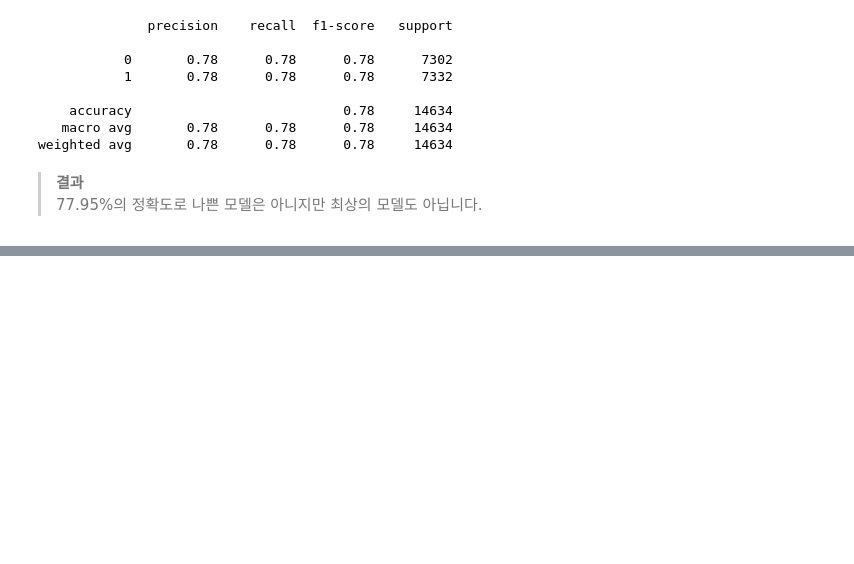
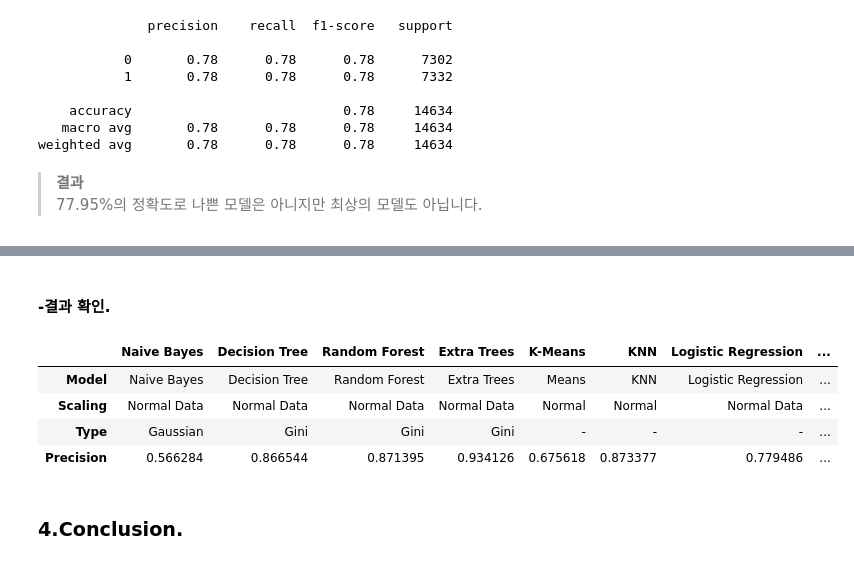
Before and after one commit to god05212/-, a Jupyter notebook: 고객이_호텔예약을_취소할지_예측하기.ipynb, the cells around one changed output, grey strips where cells are left out. Cells and saved outputs as stored; diff of their text form; code cells hidden in the pictures; blank space fills up the shorter version.

```diff
--- a/고객이_호텔예약을_취소할지_예측하기.ipynb
+++ b/고객이_호텔예약을_취소할지_예측하기.ipynb
@@ -825,0 +873,2 @@ logistic_normal = 0.7794861281946153
+# %%
+score_ada_scaler = 0.8206915402487358
@@ -825,0 +925,2 @@ logistic_normal = 0.7794861281946153
+# %%
+score_grad_standard = 0.8838321716550499
@@ -825,0 +976,2 @@ logistic_normal = 0.7794861281946153
+# %%
+score_neural_network = 0.8719
@@ -825,0 +1083,2 @@ logistic_normal = 0.7794861281946153
+# %% [markdown]
+#### -결과 확인.
@@ -825,0 +1135,22 @@ logistic_normal = 0.7794861281946153
+# %%
+resume = pd.DataFrame({'Naive Bayes':pd.Series(Naive_dict_v1),
+                       'Decision Tree':pd.Series(Decision_dict),
+                       'Random Forest':pd.Series(Random_dict),
+                       'Extra Trees':pd.Series(Extra_dict),
+                       'K-Means':pd.Series(K_Means_dict_v2),
+                       'KNN':pd.Series(KNN_dict_v2),
+                       'Logistic Regression':pd.Series(Logistic_dict_v1),
+                       'AdaBoost':pd.Series(ada_dict_v1),
+                       'GradientBoosting':pd.Series(grad_dict_v1),
+                       'Neural Network':pd.Series(neural_dict_v1)
+                      })
+# %%
+resume
+# %% [output]
+|  | Naive Bayes | Decision Tree | Random Forest | Extra Trees | K-Means | KNN | Logistic Regression | ... |
+| Model | Naive Bayes | Decision Tree | Random Forest | Extra Trees | Means | KNN | Logistic Regression | ... |
+| Scaling | Normal Data | Normal Data | Normal Data | Normal Data | Normal | Normal | Normal Data | ... |
+| Type | Gaussian | Gini | Gini | Gini | - | - | - | ... |
+| Precision | 0.566284 | 0.866544 | 0.871395 | 0.934126 | 0.675618 | 0.873377 | 0.779486 | ... |
+# %% [markdown]
+### 4.Conclusion.
```
Also changed, not shown: parts of 33 cells of this notebook.
